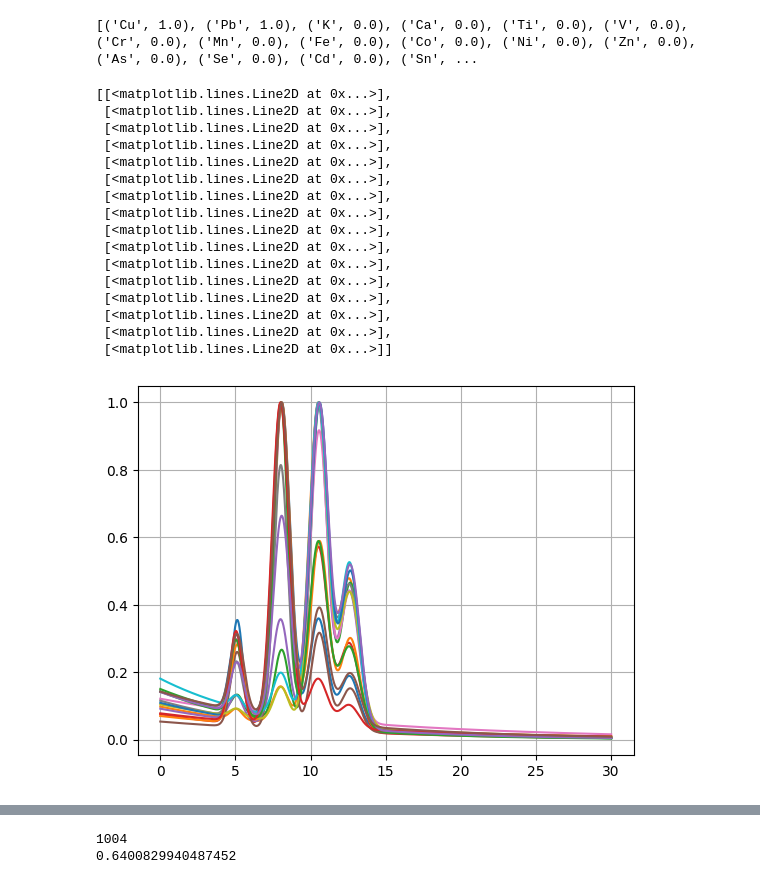
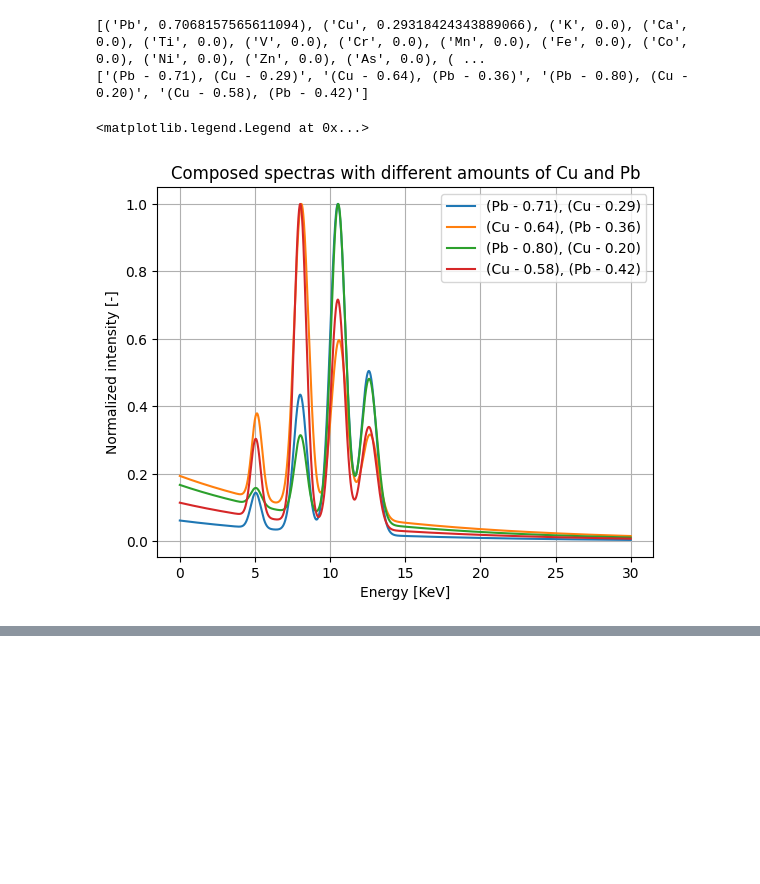
Before and after one commit to erzar0/1d-vit-for-classification-of-xrf-spectra, a Jupyter notebook: proof_of_concept.ipynb, the cells around one changed output, grey strips where cells are left out. Drawn from its saved outputs; the diff is of its cells as text; code cells hidden in the pictures; blank space fills up the shorter version.

```diff
--- a/proof_of_concept.ipynb
+++ b/proof_of_concept.ipynb
@@ -101,7 +101,7 @@ CHANNELS_COUNT = 4096
 
 DETECTOR_BASE_SIGMA = 0.5
 DETECTOR_SIGMA_COEF = 0.005
-FANO = 8.503354916285307
+FANO = 5.8767709641972905
 
 def gaussian(x, mu, sigma):
     return  np.exp(-(x - mu)**2 / (2 * sigma**2)) / (sigma * np.sqrt(2 * np.pi))
@@ -116,7 +116,7 @@ def calculate_sigma(energy, use_fano=False):
         return np.sqrt((0.08/2.354)**2 + 0.00385 * FANO * energy)
     return DETECTOR_BASE_SIGMA - energy * DETECTOR_SIGMA_COEF
 
-def generate_training_data(element_lines, mu_max_err = 0.000, sigma_max_err = 0.00, mu_max_err_global = 0.00, samples = 10, elements_per_sample = 3, element_numbers = None):
+def generate_training_data(element_lines, mu_max_err = 0.000, sigma_max_err = 0.00, mu_max_err_global = 0.00, samples = 10, elements_per_sample = 3, element_numbers = None, use_percentages=False):
     X = [np.zeros(CHANNELS_COUNT) for i in range(samples)]
     y = [np.zeros(TARGET_VECTOR_LENGTH) for i in range(samples)]
     linspace = np.linspace(MIN_ENERGY, MAX_ENERGY, CHANNELS_COUNT)
@@ -130,8 +130,10 @@ def generate_training_data(element_lines, mu_max_err = 0.000, sigma_max_err = 0.
         mu_err_global = np.random.uniform(-mu_max_err_global, mu_max_err_global)
 
         for element_percentage, element_number in zip(element_percentages, selected_element_numbers):
-            y[i][element_number] = 1
-            # y[i][element_number] = element_percentage
+            if use_percentages:
+                y[i][element_number] = element_percentage
+            else:
+                y[i][element_number] = 1
             X_element = np.zeros(CHANNELS_COUNT)
             intensity_norm_coeff = 0
 
@@ -141,55 +143,55 @@ def generate_training_data(element_lines, mu_max_err = 0.000, sigma_max_err = 0.
                 gauss = gaussian(linspace, mu, sigma)
 
                 intensity = element_line[2]
                 intensity_norm_coeff += intensity
                 X_element += gauss * intensity
 
 
             X_element /= intensity_norm_coeff
             X_element /= np.max(X_element)
             X_element *= element_percentage
             X[i] += X_element
 
         X[i] /= np.max(X[i])
         X[i] += np.exp(-np.linspace(np.random.uniform(1.5, 3), np.random.uniform(4, 6), CHANNELS_COUNT))
         X[i] /= np.max(X[i])
 
     return X, y
 
-def print_y(target):
+def get_percentages_y(target, do_print=True):
     percentages = defaultdict(float)
     for i in range(TARGET_VECTOR_LENGTH):
         percentages[i] = target[i]
     percentages = sorted(percentages.items(), key=lambda item: item[1], reverse=True)
     percentages = [(num2elem[k], v) if k in num2elem else ('', v) for k, v in percentages]
-    print(percentages)
+    if(do_print):
+        print(percentages)
+    return percentages
 
-example_X, example_y = generate_training_data(element_lines, mu_max_err = 0.005, sigma_max_err = 0.05, mu_max_err_global = 0.05, samples=100,  elements_per_sample=10, element_numbers = [9, 18])
+example_X, example_y = generate_training_data(element_lines, mu_max_err = 0.002, sigma_max_err = 0.05, mu_max_err_global = 0.05, samples=100,  elements_per_sample=10, element_numbers = [9, 18], use_percentages=True)
 
 example_X = np.asarray(example_X)
 example_y = np.asarray(example_y)
-print_y(example_y[0])
+get_percentages_y(example_y[0])
+labels = [", ".join([f'({el[0]} - {el[1]:.2f})' for el in get_percentages_y(example_y[i], do_print=False) if el[1] > 0]) for i in range(4)]
+print(labels)
 
-[plt.plot(np.linspace(MIN_ENERGY, MAX_ENERGY, CHANNELS_COUNT), example_X[i*4 + j]) for i in range(4) for j in range(4)]
 
-fig, axs = plt.subplots(4, 4, figsize=(12, 12))
-[axs[i][j].plot(np.linspace(MIN_ENERGY, MAX_ENERGY, CHANNELS_COUNT), example_X[i*4 + j]) for i in range(4) for j in range(4)]
+[plt.plot(np.linspace(MIN_ENERGY, MAX_ENERGY, CHANNELS_COUNT), example_X[i*2 + j]
+          , label=f"{labels[i*2 + j]}") for i in range(2) for j in range(2)]
+plt.title("Composed spectras with different amounts of Cu and Pb")
+plt.xlabel("Energy [KeV]")
+plt.ylabel("Normalized intensity [-]")
+plt.legend()
+plt.savefig("sum-spectras.svg")
+
+fig, axs = plt.subplots(2, 2, figsize=(12, 12))
+[axs[i][j].plot(np.linspace(MIN_ENERGY, MAX_ENERGY, CHANNELS_COUNT), example_X[i*2 + j]
+          , label=f"{labels[i*2 + j]}") for i in range(2) for j in range(2)]
+fig.legend()
+# [axs[i][j].plot(np.linspace(MIN_ENERGY, MAX_ENERGY, CHANNELS_COUNT), example_X[i*2 + j]) for i in range(2) for j in range(4)]
 # %% [output]
-[('Cu', 1.0), ('Pb', 1.0), ('K', 0.0), ('Ca', 0.0), ('Ti', 0.0), ('V', 0.0), ('Cr', 0.0), ('Mn', 0.0), ('Fe', 0.0), ('Co', 0.0), ('Ni', 0.0), ('Zn', 0.0), ('As', 0.0), ('Se', 0.0), ('Cd', 0.0), ('Sn', ...
+[('Pb', 0.7068157565611094), ('Cu', 0.29318424343889066), ('K', 0.0), ('Ca', 0.0), ('Ti', 0.0), ('V', 0.0), ('Cr', 0.0), ('Mn', 0.0), ('Fe', 0.0), ('Co', 0.0), ('Ni', 0.0), ('Zn', 0.0), ('As', 0.0), ( ...
+['(Pb - 0.71), (Cu - 0.29)', '(Cu - 0.64), (Pb - 0.36)', '(Pb - 0.80), (Cu - 0.20)', '(Cu - 0.58), (Pb - 0.42)']
-[[<matplotlib.lines.Line2D at 0x...>],
- [<matplotlib.lines.Line2D at 0x...>],
- [<matplotlib.lines.Line2D at 0x...>],
- [<matplotlib.lines.Line2D at 0x...>],
- [<matplotlib.lines.Line2D at 0x...>],
- [<matplotlib.lines.Line2D at 0x...>],
- [<matplotlib.lines.Line2D at 0x...>],
- [<matplotlib.lines.Line2D at 0x...>],
- [<matplotlib.lines.Line2D at 0x...>],
- [<matplotlib.lines.Line2D at 0x...>],
- [<matplotlib.lines.Line2D at 0x...>],
- [<matplotlib.lines.Line2D at 0x...>],
- [<matplotlib.lines.Line2D at 0x...>],
- [<matplotlib.lines.Line2D at 0x...>],
- [<matplotlib.lines.Line2D at 0x...>],
- [<matplotlib.lines.Line2D at 0x...>]]
+<matplotlib.legend.Legend at 0x...>
-[figure, old version]
+[figure, new version]
@@ -197,9 +199,3 @@ fig, axs = plt.subplots(4, 4, figsize=(12, 12))
-# %%
-print(np.argmax(example_X))
-print(example_X[0][1182])
-# %% [output]
-1004
-0.6400829940487452
 # %%
 !pip install graphviz
 !apt-get install graphviz
```
Also changed, not shown: parts of 16 cells of this notebook.
